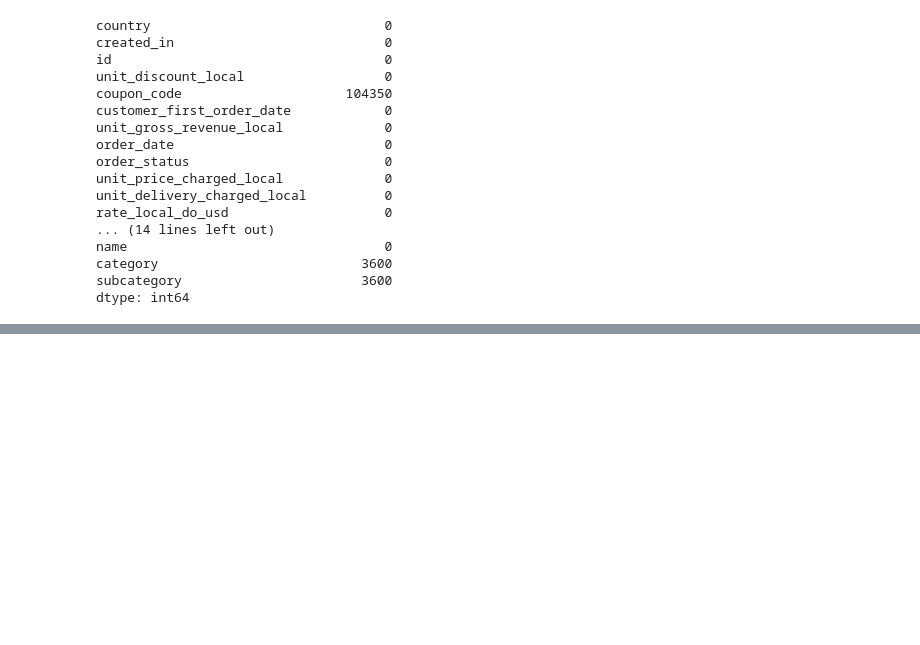
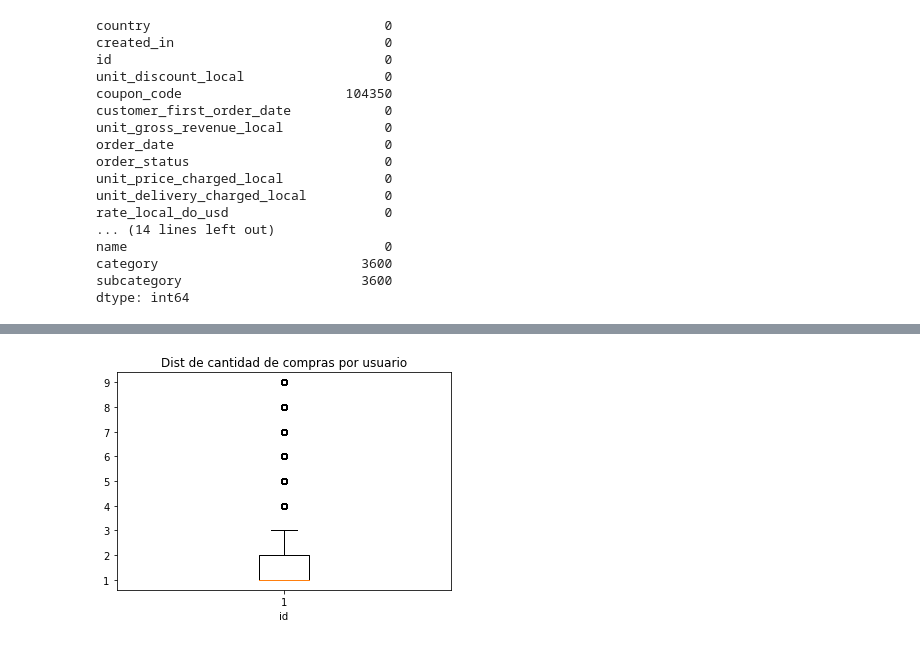
Before and after one commit to AgustinVelurtas/grupo13_clusterai, a Jupyter notebook: tp_grupo13.ipynb, the cells around one changed output, grey strips where cells are left out. Cells and saved outputs as stored; diff of their text form; code cells hidden in the pictures; blank space fills up the shorter version.

```diff
--- a/tp_grupo13.ipynb
+++ b/tp_grupo13.ipynb
@@ -95,5 +95,7 @@ category                          3600
 subcategory                       3600
 dtype: int64
 # %%
-##Tabla pivot para ver cuantas veces compró cada usuario
-aux = pd.pivot_table(tp_f, index = 'id', aggfunc = np.sum)
+##Tabla para ver cuantas veces compró cada usuario
+aux = tp_f.groupby(['id'])['id'].count()
+aux2 = aux.loc[aux < 10]
+aux2.head(5)
@@ -109,0 +110,7 @@ aux.head(5)
+# %%
+plt.boxplot(aux2)
+plt.title("Dist de cantidad de compras por usuario")
+plt.xlabel("id")
+plt.show()
+# %% [output]
+[figure, added]
```
Also changed, not shown: parts of 3 cells of this notebook.
